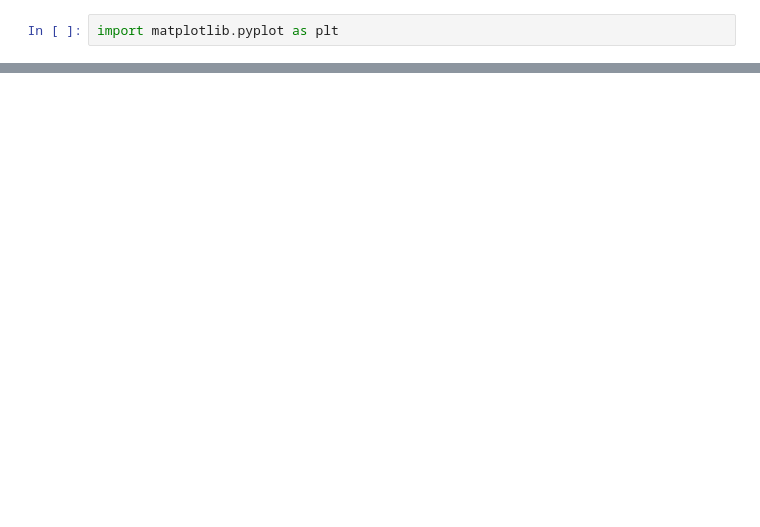
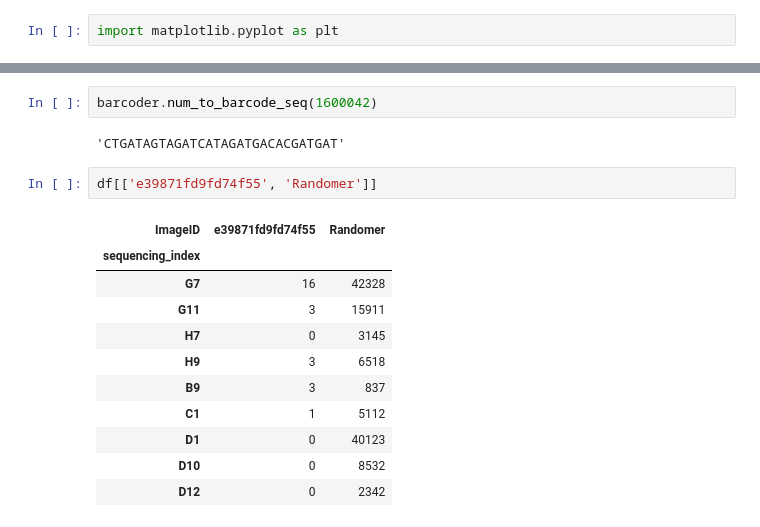
Before and after one commit to uwmisl/primo-similarity-search, a Jupyter notebook: notebooks/04_experiments/decode_sequencing_run.ipynb, the cells around one changed output, grey strips where cells are left out. Cells and saved outputs as stored; diff of their text form; blank space fills up the shorter version.

```diff
--- a/notebooks/04_experiments/decode_sequencing_run.ipynb
+++ b/notebooks/04_experiments/decode_sequencing_run.ipynb
@@ -153,0 +160,18 @@ plt.hist(df.values[5,:1600000], log=True)
+# %%
+barcoder.num_to_barcode_seq(1600042)
+# %% [output]
+'CTGATAGTAGATCATAGATGACACGATGAT'
+# %%
+df[['e39871fd9fd74f55', 'Randomer']]
+# %% [output]
+| ImageID | e39871fd9fd74f55 | Randomer |
+| sequencing_index |  |  |
+| G7 | 16 | 42328 |
+| G11 | 3 | 15911 |
+| H7 | 0 | 3145 |
+| H9 | 3 | 6518 |
+| B9 | 3 | 837 |
+| C1 | 1 | 5112 |
+| D1 | 0 | 40123 |
+| D10 | 0 | 8532 |
+| D12 | 0 | 2342 |
```
Also changed, not shown: parts of 15 cells of this notebook, 7 other files.
